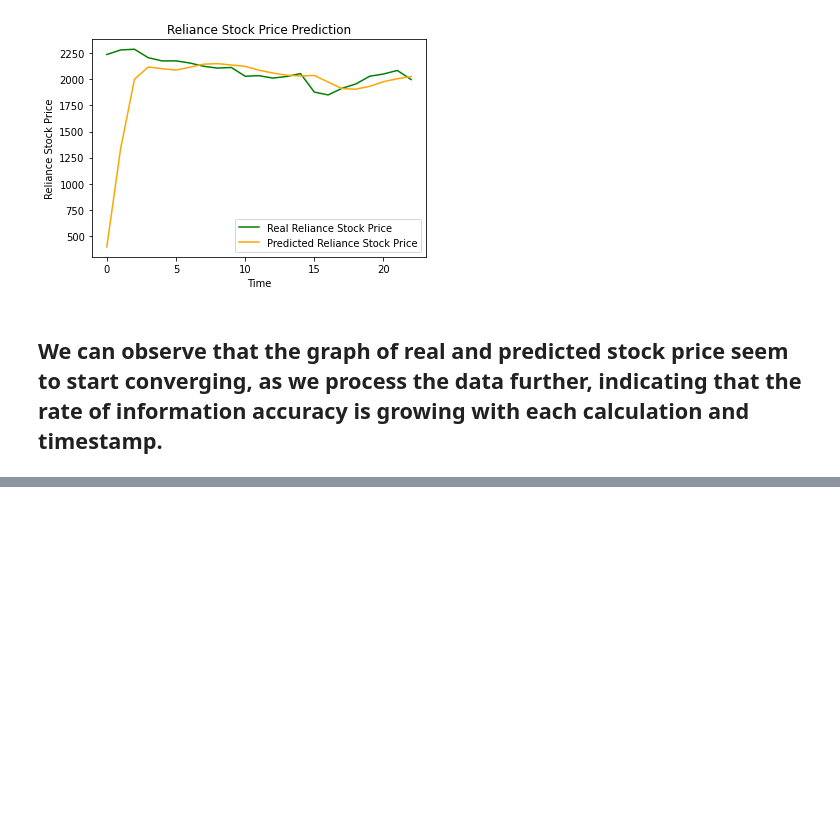
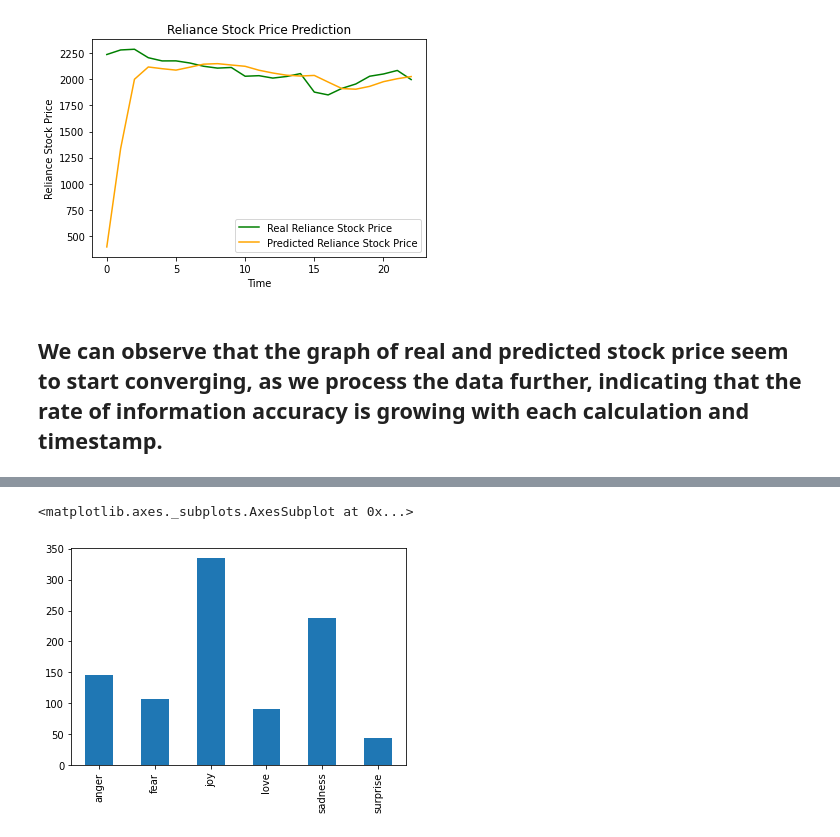
Before and after one commit to anmol1810rs/The_Sparks_Foundation_Internship, a Jupyter notebook: Reliance_Stock_Prediction.ipynb, the cells around one changed output, grey strips where cells are left out. Drawn from its saved outputs; the diff is of its cells as text; code cells hidden in the pictures; blank space fills up the shorter version.

```diff
--- a/Reliance_Stock_Prediction.ipynb
+++ b/Reliance_Stock_Prediction.ipynb
@@ -468,0 +491,6 @@ plt.show()
+# %%
+# Analyzing the sentiment and the data attatched to it
+sentiment_data = pd.read_csv('/content/sentiment_data.tsv',sep='        ')
+sentiment_data = sentiment_data.sample(frac=1).reset_index(drop=True)
+print(sentiment_data.shape)
+sentiment_data.head()
@@ -468,0 +506,3 @@ plt.show()
+# %%
+sentiment_data = sentiment_data[ ['Feeling', 'Text']]
+sentiment_data.head()
@@ -468,0 +516,6 @@ plt.show()
+# %%
+new_row = pd.DataFrame({'Feeling':'sadness','Text':'I am isolated, i need friends'},
+                                                            index =[0])
+# simply concatenate both dataframes
+sentiment_data = pd.concat([new_row, sentiment_data]).reset_index(drop = True)
+sentiment_data.head(5)
@@ -468,0 +529,6 @@ plt.show()
+# %%
+# analyzing the various emotions attatched to the headlines
+sentiment_data['Feeling'].value_counts().sort_index().plot.bar()
+# %% [output]
+<matplotlib.axes._subplots.AxesSubplot at 0x...>
+[figure, added]
```
Also changed, not shown: parts of 18 cells of this notebook.
